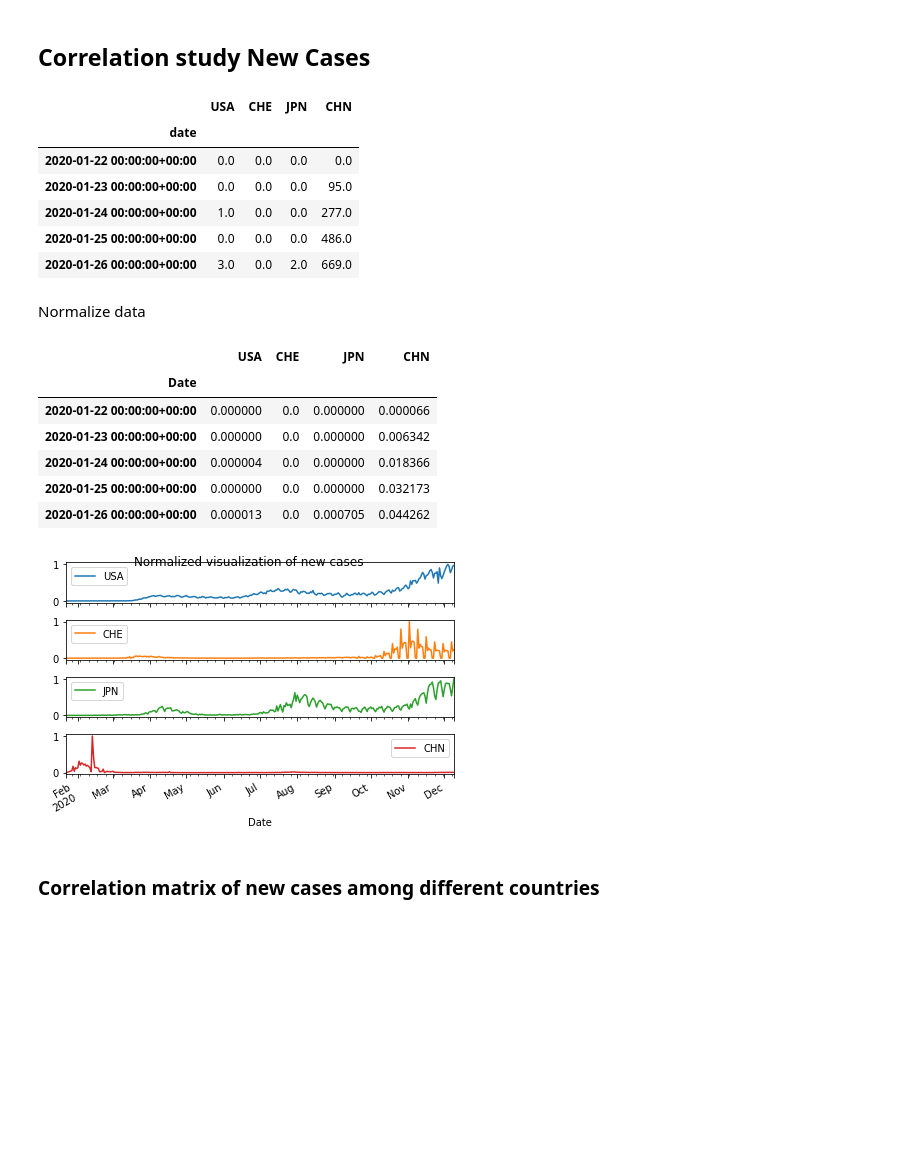
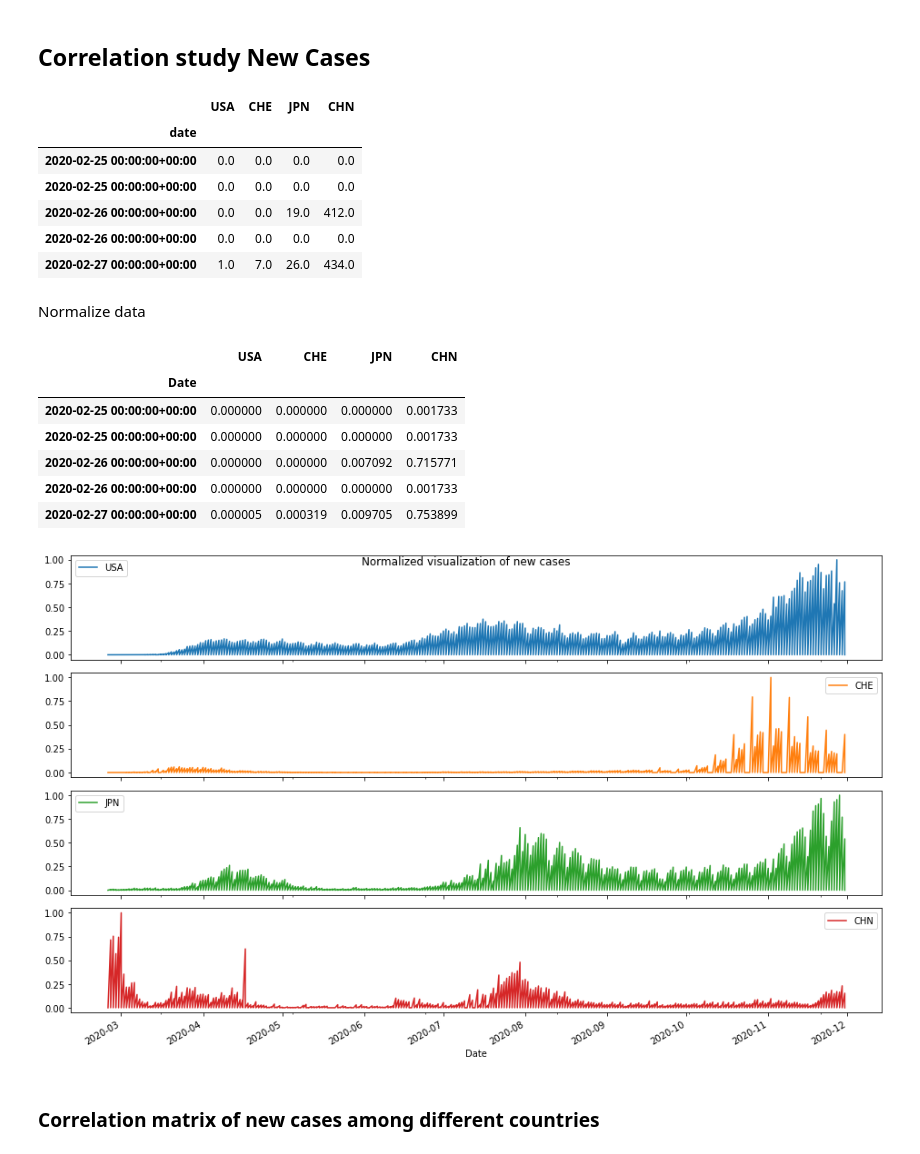
Before and after one commit to anitamezzetti/covid_impact_stocks_volatility, a Jupyter notebook: AnitaVersion_FinBigData_1.ipynb, the cells around one changed output. Saved outputs shown, nothing was run; the diff lists cells and outputs as text; code cells hidden in the pictures; blank space fills up the shorter version.

```diff
--- a/AnitaVersion_FinBigData_1.ipynb
+++ b/AnitaVersion_FinBigData_1.ipynb
@@ -65,19 +78,14 @@ endpoint = "https://covidapi.info/api/v1" # endpoint that provides JHU data
 start_date = "2020-02-25"
 end_date = "2020-12-01" # yesterday
 dfs = {} # dfs of cumulative confirmed cases
-'''for country in countries_of_interest:
-    query = f"{endpoint}/country/{country}/timeseries/{start_date}/{end_date}"
-    res = requests.get(query).json()
-    df = pd.DataFrame(res["result"])
-    df.index = pd.DatetimeIndex(df["date"], tz="utc")
-    df.drop(columns=["date"])
-    df["date"] = pd.to_datetime(df["date"])
-    df["ts_in_secs"] = df["date"].astype(int)
-    df["new_confirmed"] = df["confirmed"].diff().fillna(0)
-    df.to_csv(f"{root}/{country}.csv")
-    dfs[country] = df'''
-
 for country in countries_of_interest:
-    name = 'datasets_covid/' + country + '.csv'
-    df = pd.read_csv(name)
-    dfs[country] = df
+  query = f"{endpoint}/country/{country}/timeseries/{start_date}/{end_date}"
+  res = requests.get(query).json()
+  df = pd.DataFrame(res["result"])
+  df.index = pd.DatetimeIndex(df["date"], tz="utc")
+  df.drop(columns=["date"])
+  df["date"] = pd.to_datetime(df["date"])
+  df["ts_in_secs"] = df["date"].astype(int)
+  df["new_confirmed"] = df["confirmed"].diff().fillna(0)
+  df.to_csv(f"{root}/{country}.csv")
+  dfs[country] = df
@@ -195,11 +194,11 @@ df_confirmed.head()
 # %% [output]
 |  | USA | CHE | JPN | CHN |
 | date |  |  |  |  |
-| 2020-01-22 00:00:00+00:00 | 0.0 | 0.0 | 0.0 | 0.0 |
-| 2020-01-23 00:00:00+00:00 | 0.0 | 0.0 | 0.0 | 95.0 |
-| 2020-01-24 00:00:00+00:00 | 1.0 | 0.0 | 0.0 | 277.0 |
-| 2020-01-25 00:00:00+00:00 | 0.0 | 0.0 | 0.0 | 486.0 |
-| 2020-01-26 00:00:00+00:00 | 3.0 | 0.0 | 2.0 | 669.0 |
+| 2020-02-25 00:00:00+00:00 | 0.0 | 0.0 | 0.0 | 0.0 |
+| 2020-02-25 00:00:00+00:00 | 0.0 | 0.0 | 0.0 | 0.0 |
+| 2020-02-26 00:00:00+00:00 | 0.0 | 0.0 | 19.0 | 412.0 |
+| 2020-02-26 00:00:00+00:00 | 0.0 | 0.0 | 0.0 | 0.0 |
+| 2020-02-27 00:00:00+00:00 | 1.0 | 7.0 | 26.0 | 434.0 |
 # %% [markdown]
 Normalize data
 # %%
@@ -219,17 +218,17 @@ df_confirmed_scaled.head()
 # %% [output]
 |  | USA | CHE | JPN | CHN |
 | Date |  |  |  |  |
-| 2020-01-22 00:00:00+00:00 | 0.000000 | 0.0 | 0.000000 | 0.000066 |
-| 2020-01-23 00:00:00+00:00 | 0.000000 | 0.0 | 0.000000 | 0.006342 |
-| 2020-01-24 00:00:00+00:00 | 0.000004 | 0.0 | 0.000000 | 0.018366 |
-| 2020-01-25 00:00:00+00:00 | 0.000000 | 0.0 | 0.000000 | 0.032173 |
-| 2020-01-26 00:00:00+00:00 | 0.000013 | 0.0 | 0.000705 | 0.044262 |
+| 2020-02-25 00:00:00+00:00 | 0.000000 | 0.000000 | 0.000000 | 0.001733 |
+| 2020-02-25 00:00:00+00:00 | 0.000000 | 0.000000 | 0.000000 | 0.001733 |
+| 2020-02-26 00:00:00+00:00 | 0.000000 | 0.000000 | 0.007092 | 0.715771 |
+| 2020-02-26 00:00:00+00:00 | 0.000000 | 0.000000 | 0.000000 | 0.001733 |
+| 2020-02-27 00:00:00+00:00 | 0.000005 | 0.000319 | 0.009705 | 0.753899 |
 # %%
-df_confirmed_scaled.plot(subplots=True, title='Normalized visualization of new cases')
+df_confirmed_scaled.plot(subplots=True, title='Normalized visualization of new cases', figsize=(13,8))
 plt.tight_layout()
 plt.show()
 # %% [output]
-[figure, old version]
+[figure, new version]
 # %% [markdown]
 ### Correlation matrix of new cases among different countries
 # %%
```
Also changed, not shown: parts of 40 cells of this notebook.
